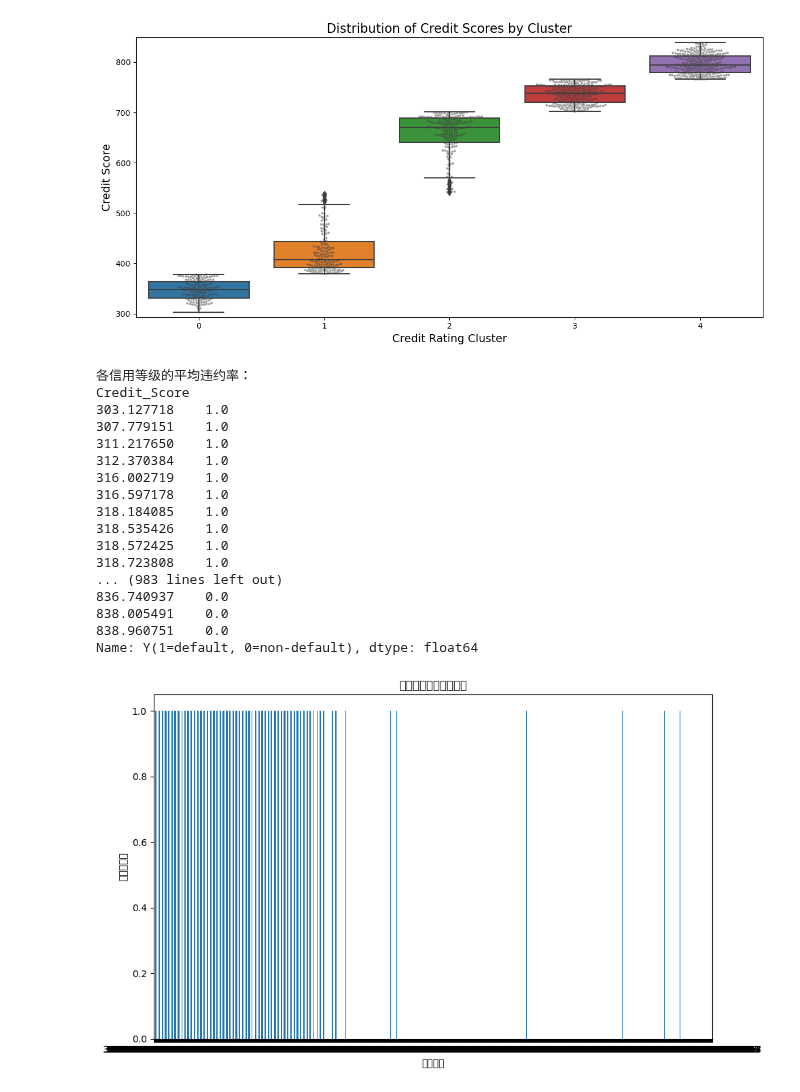
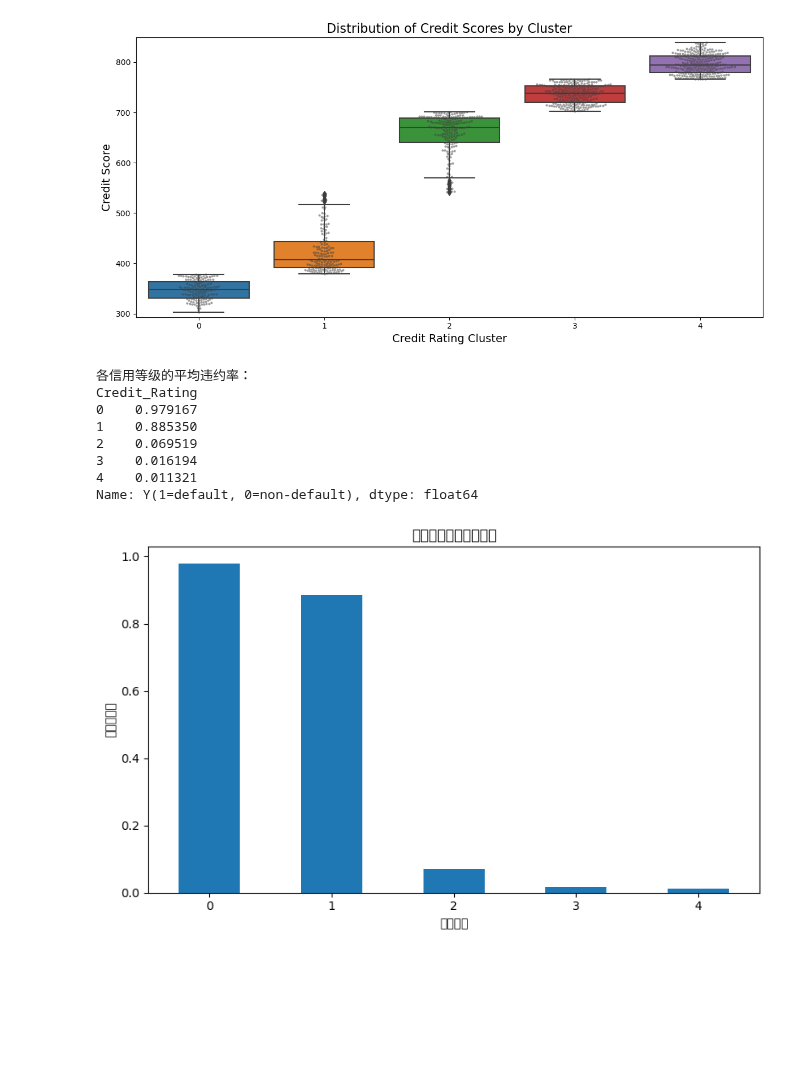
Before and after one commit to Binwen6/CCC, a Jupyter notebook: Code/Q4_K_Means(auxiliary).ipynb, the cells around one changed output. Drawn from its saved outputs; the diff is of its cells as text; code cells hidden in the pictures; blank space fills up the shorter version.

```diff
--- a/Code/Q4_K_Means(auxiliary).ipynb
+++ b/Code/Q4_K_Means(auxiliary).ipynb
@@ -131,34 +131,27 @@ plt.show()
 [figure]
 # %%
 print("\n各信用等级的平均违约率：")
-print(df.groupby('Credit_Score')['Y(1=default, 0=non-default)'].mean().sort_index())
+print(df.groupby('Credit_Rating')['Y(1=default, 0=non-default)'].mean().sort_index())
 
 # 可视化信用等级与违约率的关系
-plt.figure(figsize=(10, 6))
-df.groupby('Credit_Score')['Y(1=default, 0=non-default)'].mean().sort_index().plot(kind='bar')
+plt.figure(figsize=(8, 5))
+df.groupby('Credit_Rating')['Y(1=default, 0=non-default)'].mean().sort_index().plot(kind='bar')
 plt.title('信用等级与违约率关系')
 plt.xlabel('信用等级')
 plt.ylabel('平均违约率')
 plt.xticks(rotation=0)
+plt.savefig('../Data/Q4_credit_rating_default_rates.png', dpi=300, bbox_inches='tight')
+
 
 plt.tight_layout()
 plt.show()
 # %% [output]
 各信用等级的平均违约率：
-Credit_Score
-303.127718    1.0
-307.779151    1.0
-311.217650    1.0
-312.370384    1.0
-316.002719    1.0
-316.597178    1.0
-318.184085    1.0
-318.535426    1.0
-318.572425    1.0
-318.723808    1.0
-... (983 lines left out)
-836.740937    0.0
-838.005491    0.0
-838.960751    0.0
+Credit_Rating
+0    0.979167
+1    0.885350
+2    0.069519
+3    0.016194
+4    0.011321
 Name: Y(1=default, 0=non-default), dtype: float64
-[figure, old version]
+[figure, new version]
```
Also changed, not shown: 1 other file.
